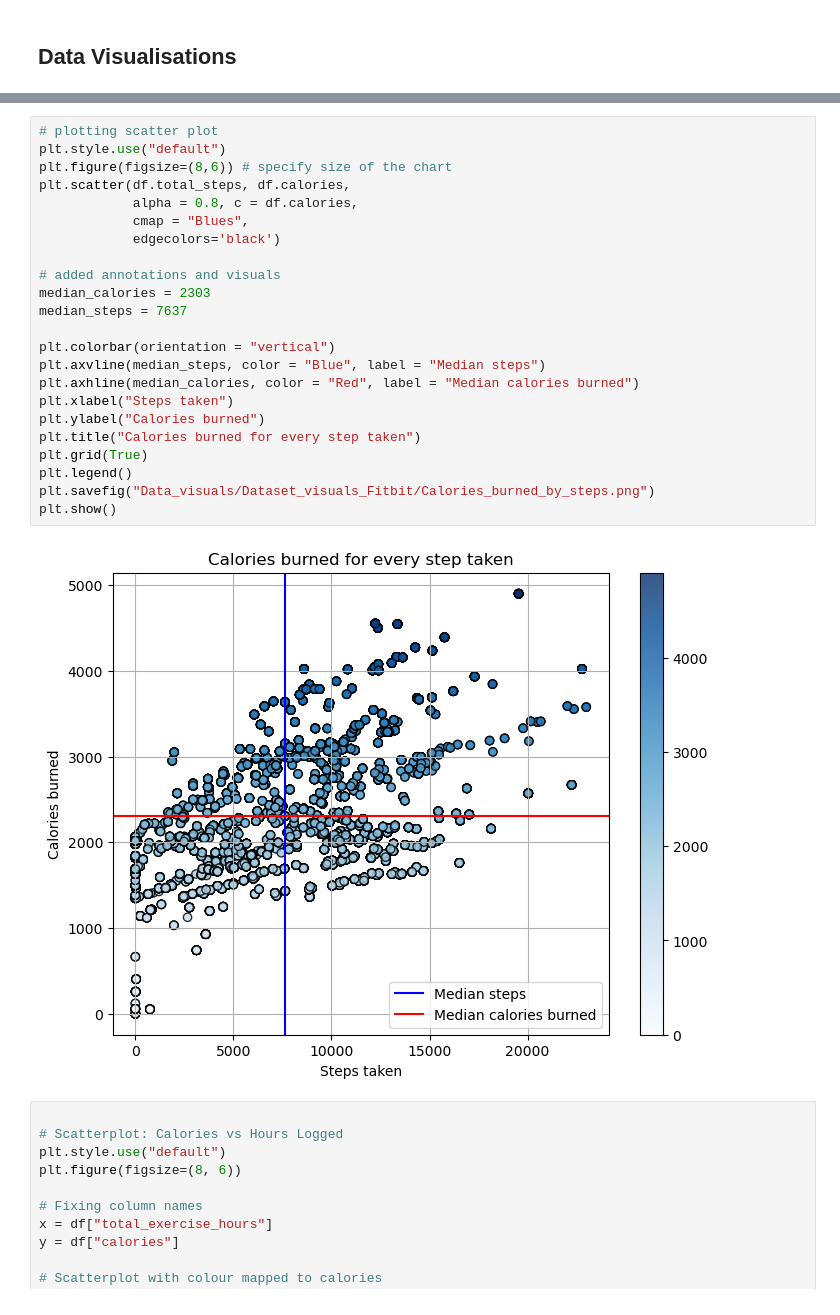
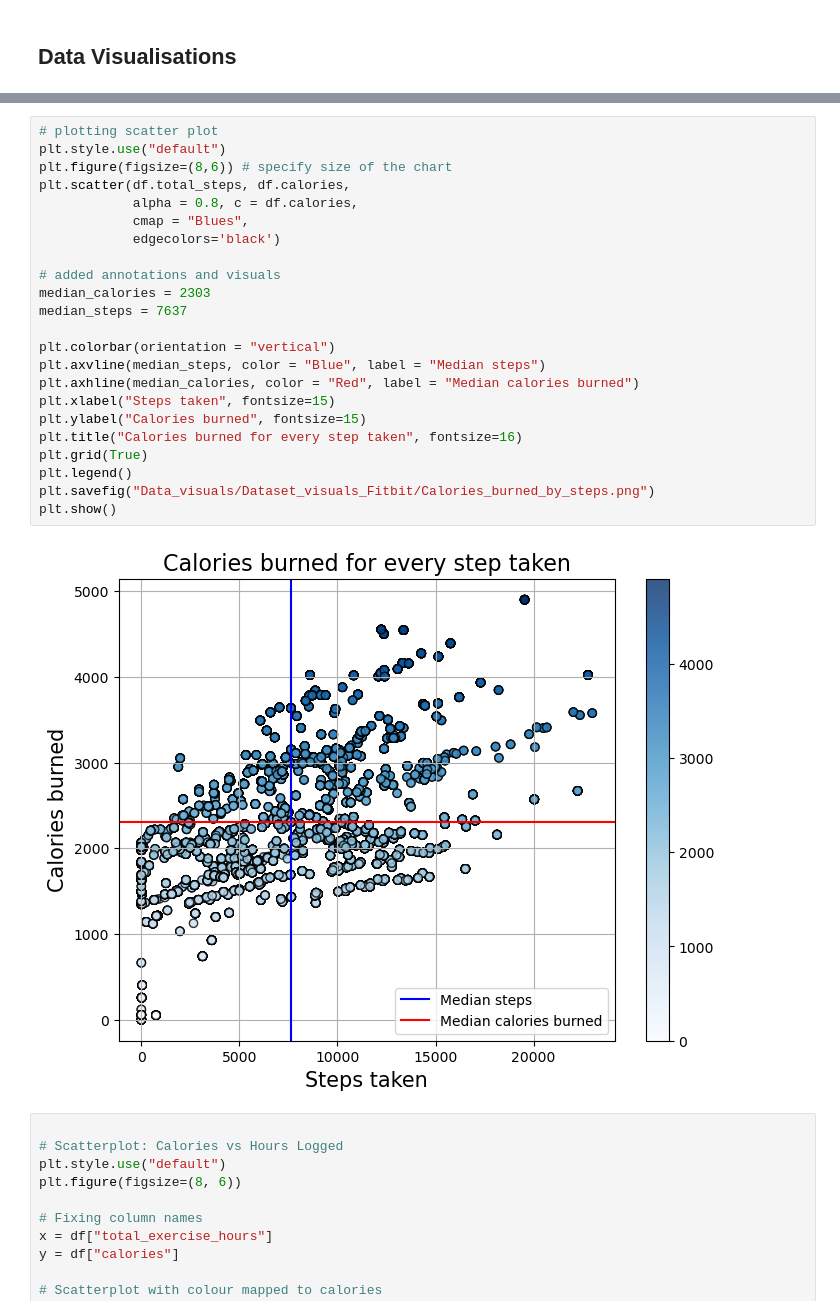
Before and after one commit to SheryllD/Project_SQL_Database, a Jupyter notebook: Data_Wrangling.ipynb, the cells around one changed output, grey strips where cells are left out. Drawn from its saved outputs; the diff is of its cells as text.

```diff
--- a/Data_Wrangling.ipynb
+++ b/Data_Wrangling.ipynb
@@ -585,28 +559,28 @@ plt.show()
 # %%
 # plotting scatter plot
 plt.style.use("default")
 plt.figure(figsize=(8,6)) # specify size of the chart
 plt.scatter(df.total_steps, df.calories,
             alpha = 0.8, c = df.calories,
             cmap = "Blues",
             edgecolors='black')
 
 # added annotations and visuals
 median_calories = 2303
 median_steps = 7637
 
 plt.colorbar(orientation = "vertical")
 plt.axvline(median_steps, color = "Blue", label = "Median steps")
 plt.axhline(median_calories, color = "Red", label = "Median calories burned")
-plt.xlabel("Steps taken")
-plt.ylabel("Calories burned")
-plt.title("Calories burned for every step taken")
+plt.xlabel("Steps taken", fontsize=15)
+plt.ylabel("Calories burned", fontsize=15)
+plt.title("Calories burned for every step taken", fontsize=16)
 plt.grid(True)
 plt.legend()
 plt.savefig("Data_visuals/Dataset_visuals_Fitbit/Calories_burned_by_steps.png")
 plt.show()
 # %% [output]
-[figure, old version]
+[figure, new version]
 # %%
 
 # Scatterplot: Calories vs Hours Logged
```
Also changed, not shown: parts of 2 cells of this notebook, 4 other files.
